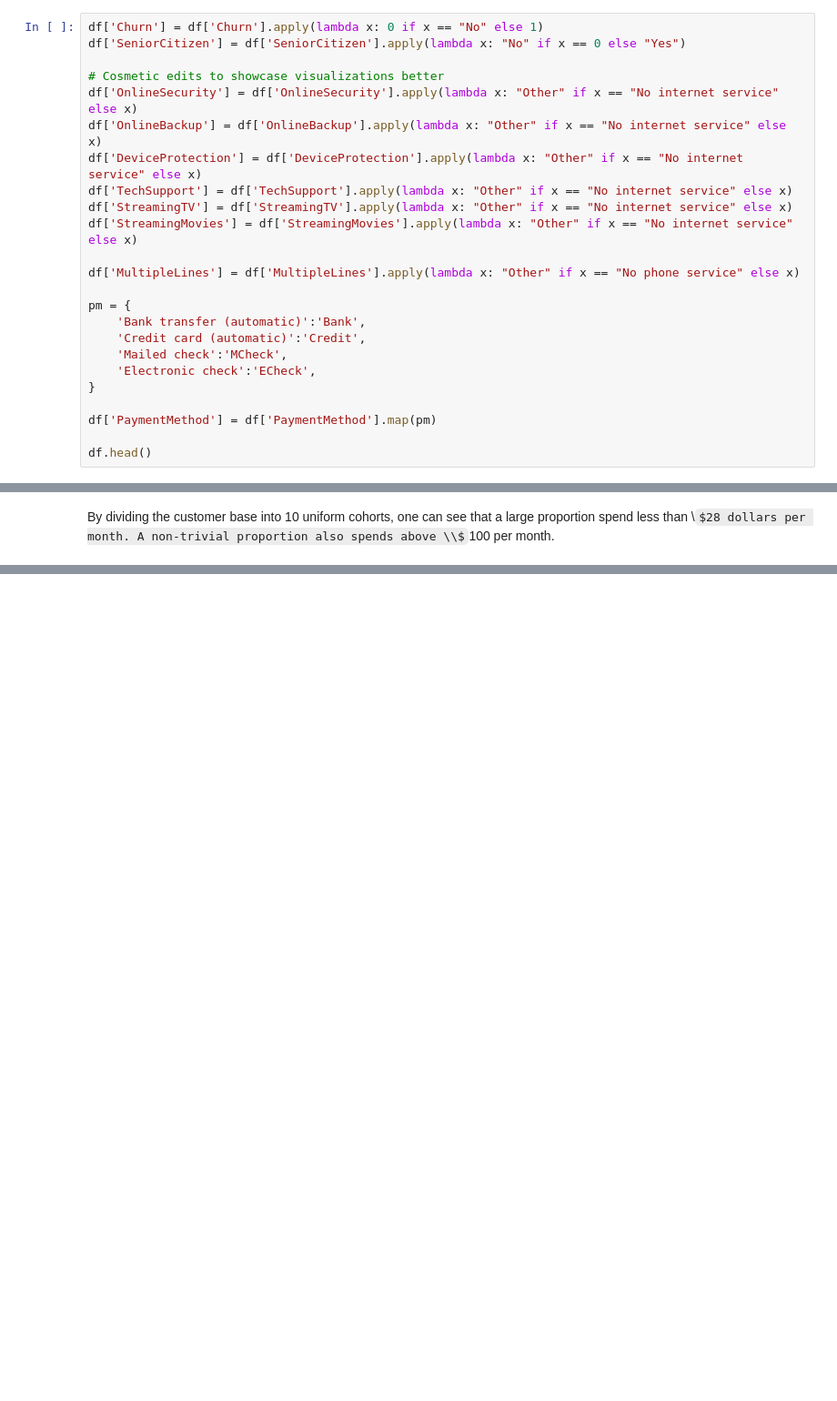
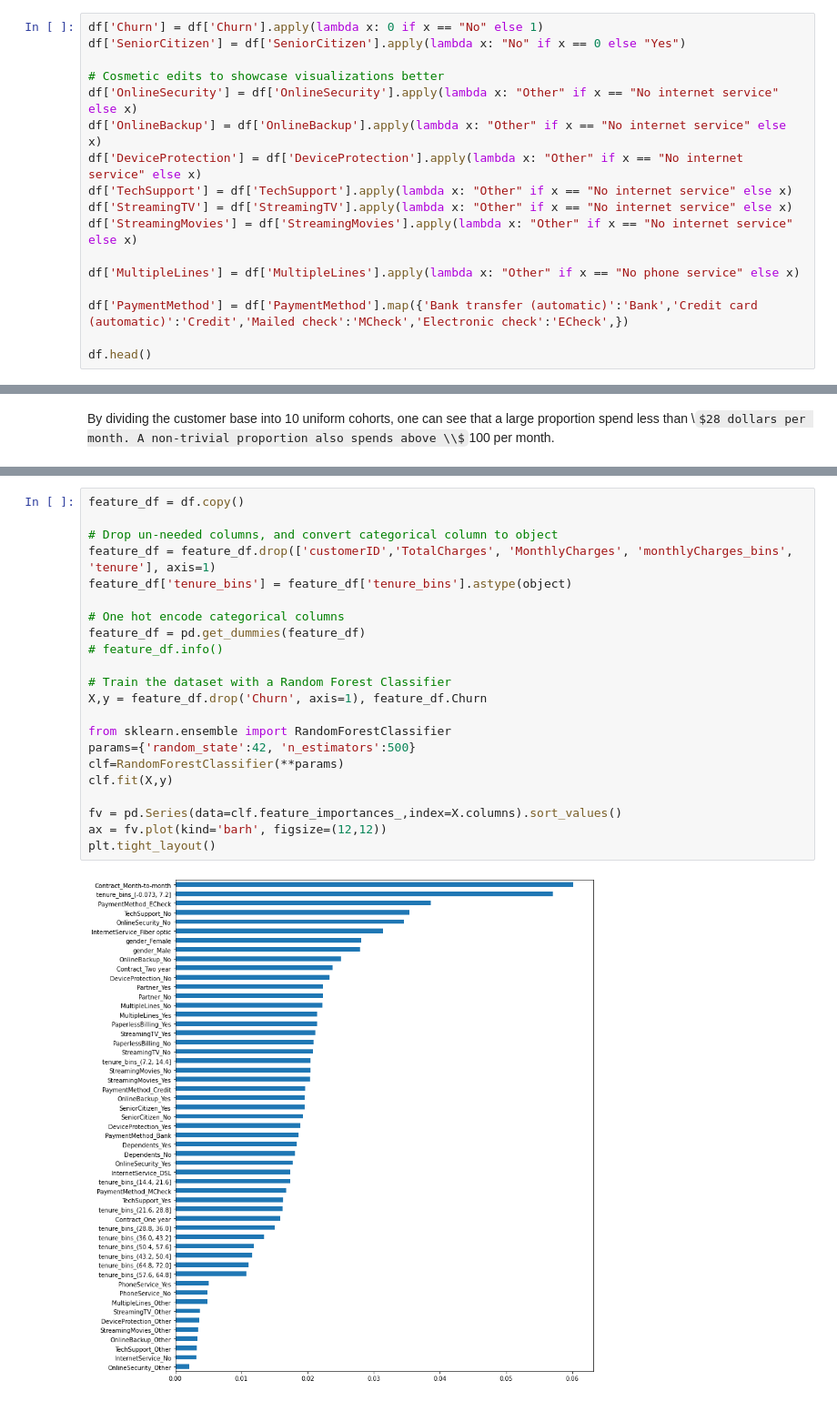
Before and after one commit to ts-azure-services/drift-primer, a Jupyter notebook: mlops_primer/exploratory_analysis.ipynb, the cells around one changed output, grey strips where cells are left out. Shown at 91% size. Saved outputs shown, nothing was run; the diff lists cells and outputs as text; some formulas as TeX source; blank space fills up the shorter version.

```diff
--- a/mlops_primer/exploratory_analysis.ipynb
+++ b/mlops_primer/exploratory_analysis.ipynb
@@ -78,14 +79,7 @@ df['StreamingMovies'] = df['StreamingMovies'].apply(lambda x: "Other" if x == "N
 
 df['MultipleLines'] = df['MultipleLines'].apply(lambda x: "Other" if x == "No phone service" else x)
 
-pm = {
-    'Bank transfer (automatic)':'Bank',
-    'Credit card (automatic)':'Credit',
-    'Mailed check':'MCheck',
-    'Electronic check':'ECheck',
-}
-
-df['PaymentMethod'] = df['PaymentMethod'].map(pm)
+df['PaymentMethod'] = df['PaymentMethod'].map({'Bank transfer (automatic)':'Bank','Credit card (automatic)':'Credit','Mailed check':'MCheck','Electronic check':'ECheck',})
 
 df.head()
 # %% [output]
@@ -243,0 +239,24 @@ Resource: https://www.kaggle.com/muladpham/telco-customer-churn-moranfinan
+# %%
+feature_df = df.copy()
+
+# Drop un-needed columns, and convert categorical column to object
+feature_df = feature_df.drop(['customerID','TotalCharges', 'MonthlyCharges', 'monthlyCharges_bins', 'tenure'], axis=1)
+feature_df['tenure_bins'] = feature_df['tenure_bins'].astype(object)
+
+# One hot encode categorical columns
+feature_df = pd.get_dummies(feature_df)
+# feature_df.info()
+
+# Train the dataset with a Random Forest Classifier
+X,y = feature_df.drop('Churn', axis=1), feature_df.Churn
+
+from sklearn.ensemble import RandomForestClassifier
+params={'random_state':42, 'n_estimators':500}
+clf=RandomForestClassifier(**params)
+clf.fit(X,y)
+
+fv = pd.Series(data=clf.feature_importances_,index=X.columns).sort_values()
+ax = fv.plot(kind='barh', figsize=(12,12))
+plt.tight_layout()
+# %% [output]
+[figure, added]
```
Also changed, not shown: parts of 4 cells of this notebook, 3 other files.
